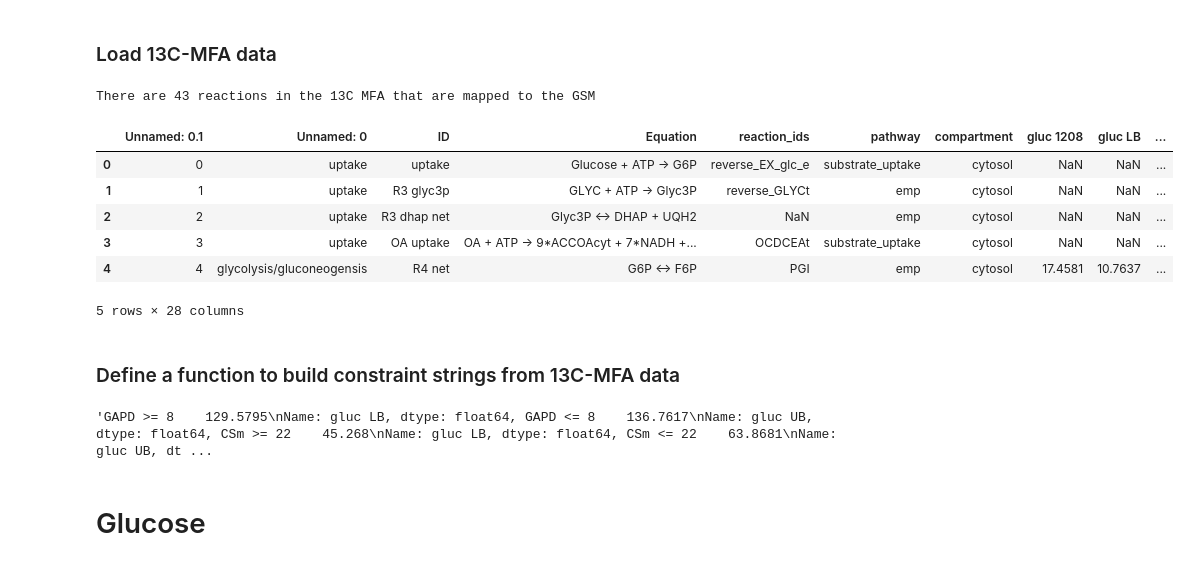
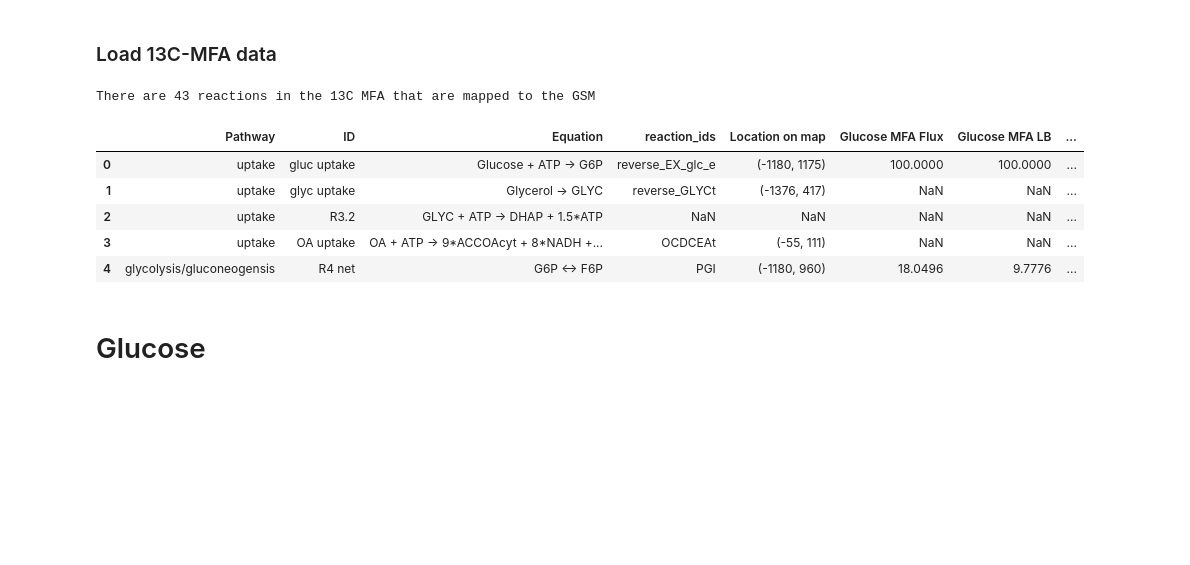
Before and after one commit to garrettroell/yarrrowia_eflux2, a Jupyter notebook: notebooks/C_GSM_bounds_from_MFA.ipynb, the cells around one changed output. Saved outputs shown, nothing was run; the diff lists cells and outputs as text; code cells hidden in the pictures; blank space fills up the shorter version.

```diff
--- a/notebooks/C_GSM_bounds_from_MFA.ipynb
+++ b/notebooks/C_GSM_bounds_from_MFA.ipynb
@@ -58,54 +61,22 @@ model.reactions.get_by_id('EX_glc_e')
 # %% [markdown]
 ### Load 13C-MFA data
 # %%
-central_rxn_df = pd.read_excel('../data/13c_mfa/INCA_12082023_GR.xlsx', sheet_name='new mfa from gsm_1208')
+central_rxn_df = pd.read_excel('../data/13c_mfa/INCA model 12212023_summary_GR.xlsx', sheet_name='Full MFA Data')
 
 # calculate the number of reactions in the 13C MFA that are mapped to the GSM
 mapped_rxn_df = central_rxn_df.dropna(subset = ["reaction_ids"])
 
 print(f'There are {len(mapped_rxn_df)} reactions in the 13C MFA that are mapped to the GSM')
 
 central_rxn_df.head()
 # %% [output]
 There are 43 reactions in the 13C MFA that are mapped to the GSM
-|  | Unnamed: 0.1 | Unnamed: 0 | ID | Equation | reaction_ids | pathway | compartment | gluc 1208 | gluc LB | ... |
-| 0 | 0 | uptake | uptake | Glucose + ATP -> G6P | reverse_EX_glc_e | substrate_uptake | cytosol | NaN | NaN | ... |
-| 1 | 1 | uptake | R3 glyc3p | GLYC + ATP -> Glyc3P | reverse_GLYCt | emp | cytosol | NaN | NaN | ... |
-| 2 | 2 | uptake | R3 dhap net | Glyc3P <-> DHAP + UQH2 | NaN | emp | cytosol | NaN | NaN | ... |
-| 3 | 3 | uptake | OA uptake | OA + ATP -> 9*ACCOAcyt + 7*NADH +... | OCDCEAt | substrate_uptake | cytosol | NaN | NaN | ... |
-| 4 | 4 | glycolysis/gluconeogensis | R4 net | G6P <-> F6P | PGI | emp | cytosol | 17.4581 | 10.7637 | ... |
+|  | Pathway | ID | Equation | reaction_ids | Location on map | Glucose MFA Flux | Glucose MFA LB | ... |
+| 0 | uptake | gluc uptake | Glucose + ATP -> G6P | reverse_EX_glc_e | (-1180, 1175) | 100.0000 | 100.0000 | ... |
+| 1 | uptake | glyc uptake | Glycerol -> GLYC | reverse_GLYCt | (-1376, 417) | NaN | NaN | ... |
+| 2 | uptake | R3.2 | GLYC + ATP -> DHAP + 1.5*ATP | NaN | NaN | NaN | NaN | ... |
+| 3 | uptake | OA uptake | OA + ATP -> 9*ACCOAcyt + 8*NADH +... | OCDCEAt | (-55, 111) | NaN | NaN | ... |
+| 4 | glycolysis/gluconeogensis | R4 net | G6P <-> F6P | PGI | (-1180, 960) | 18.0496 | 9.7776 | ... |
-5 rows × 28 columns
-# %% [markdown]
-### Define a function to build constraint strings from 13C-MFA data
-# %%
-def build_13c_constraint_string(central_rxn_df, lower_bound_row, upper_bound_row):
-
-    # key node reactions to constrain
-    key_pathway_reactions = {
-        'EMP': 'GAPD',
-        'TCA': 'CSm',
-        'PPP': 'GND',
-    }
-
-    constraint_strings = []
-
-    for pathway, reaction_ids in key_pathway_reactions.items():
-        row = central_rxn_df.loc[central_rxn_df['reaction_ids'] == reaction_ids]
-        # get the lower bound for this reaction
-        lower_bound = row[lower_bound_row]
-        upper_bound = row[upper_bound_row]
-
-        constraint_string = make_rxn_constraint_string(reaction_ids, lower_bound, upper_bound)
-        constraint_strings.append(constraint_string)
-
-    full_constraint_string = ', '.join(constraint_strings)
-    return full_constraint_string
-
-
-
-build_13c_constraint_string(central_rxn_df, 'gluc LB', 'gluc UB')
-# %% [output]
-'GAPD >= 8    129.5795\nName: gluc LB, dtype: float64, GAPD <= 8    136.7617\nName: gluc UB, dtype: float64, CSm >= 22    45.268\nName: gluc LB, dtype: float64, CSm <= 22    63.8681\nName: gluc UB, dt ...
 # %% [markdown]
 # Glucose
 # %% [markdown]
```
Also changed, not shown: parts of 14 cells of this notebook, 21 other files.
